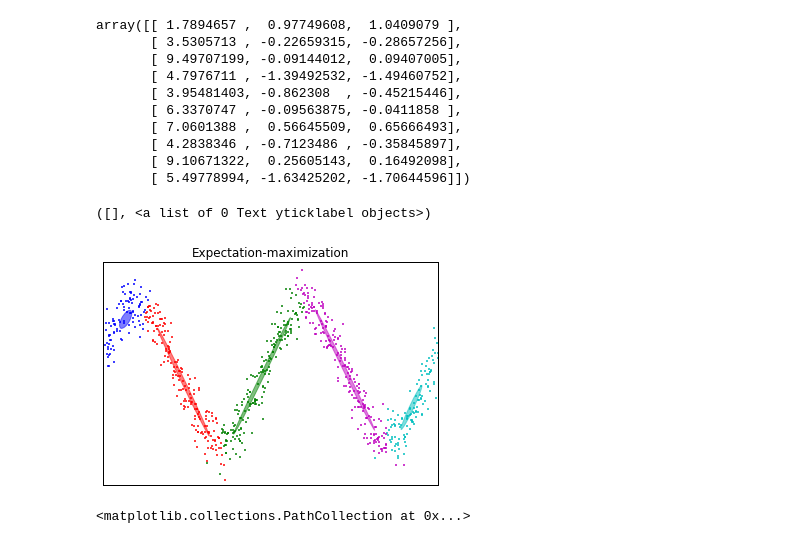
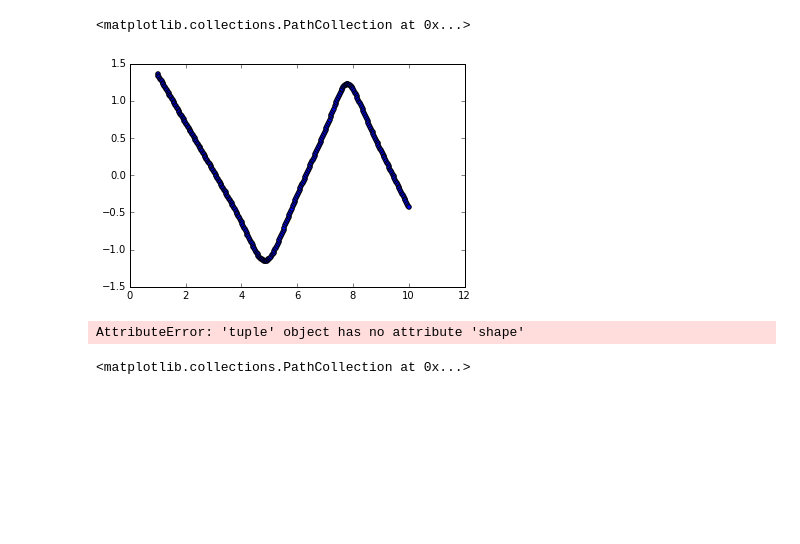
Before and after one commit to show0k/gmm-lbd, a Jupyter notebook: notebooks/regression_tests.ipynb, the cells around one changed output. Saved outputs shown, nothing was run; the diff lists cells and outputs as text; code cells hidden in the pictures; blank space fills up the shorter version.

```diff
--- a/notebooks/regression_tests.ipynb
+++ b/notebooks/regression_tests.ipynb
@@ -78,59 +50,17 @@ plt.scatter(Y[:,0],Y[:,2])
 # %%
 manager=GmmManager()
 manager.add_dataset(Y)
 manager.gen_gmm('0',n_components_range=[3])
 gmm = manager.gmms['0']
+z, _ = gmm.regression(Y[:,0])
+plt.scatter(Y[:,0],z[:,0])
+# %% [output]
+<matplotlib.collections.PathCollection at 0x...>
+[figure, added]
-# %%
-gmm.means_
-gmm.sample(10)
-# %% [output]
-array([[ 1.7894657 ,  0.97749608,  1.0409079 ],
-       [ 3.5305713 , -0.22659315, -0.28657256],
-       [ 9.49707199, -0.09144012,  0.09407005],
-       [ 4.7976711 , -1.39492532, -1.49460752],
-       [ 3.95481403, -0.862308  , -0.45215446],
-       [ 6.3370747 , -0.09563875, -0.0411858 ],
-       [ 7.0601388 ,  0.56645509,  0.65666493],
-       [ 4.2838346 , -0.7123486 , -0.35845897],
-       [ 9.10671322,  0.25605143,  0.16492098],
-       [ 5.49778994, -1.63425202, -1.70644596]])
-# %%
-color_iter = itertools.cycle(['r', 'g', 'b', 'c', 'm'])
-
-title = 'Expectation-maximization'
-clf = mixture.GMM(n_components=5, covariance_type='full', n_iter=100)
-clf.fit(X)
-Y_ = clf.predict(X)
-splot = plt.subplot(1,1,1)
-
-for i, (mean, covar, color) in enumerate(zip(
-            clf.means_, clf._get_covars(), color_iter)):
-        ## valeur propre, vecteur propre
-        v, w = linalg.eigh(covar)
-        u = w[0] / linalg.norm(w[0])
-        # as the DP will not use every component it has access to
-        # unless it needs it, we shouldn't plot the redundant
-        # components.
-        if not np.any(Y_ == i):
-            continue
-        plt.scatter(X[Y_ == i, 0], X[Y_ == i, 1], .8, color=color)
-
-        # Plot an ellipse to show the Gaussian component
-        angle = np.arctan(u[1] / u[0])
-        angle = 180 * angle / np.pi  # convert to degrees
-        ell = mpl.patches.Ellipse(xy=mean, width=2*v[0], height=v[1], angle=180 + angle, color=color)
-        ell.set_clip_box(splot.bbox)
-        ell.set_alpha(0.5)
-        splot.add_artist(ell)
-
-plt.xlim(-6, 4 * np.pi - 6)
-plt.ylim(-5, 5)
-plt.title(title)
-plt.xticks(())
-plt.yticks(())
-# %% [output]
-([], <a list of 0 Text yticklabel objects>)
-[figure, removed]
+# %%
+z.shape
+# %% [output]
+AttributeError: 'tuple' object has no attribute 'shape'
 # %%
 sample = clf.sample(3000)
 plt.scatter(sample[:, 0], sample[:, 1], color='red')
```
Also changed, not shown: parts of 7 cells of this notebook, 7 other files.
